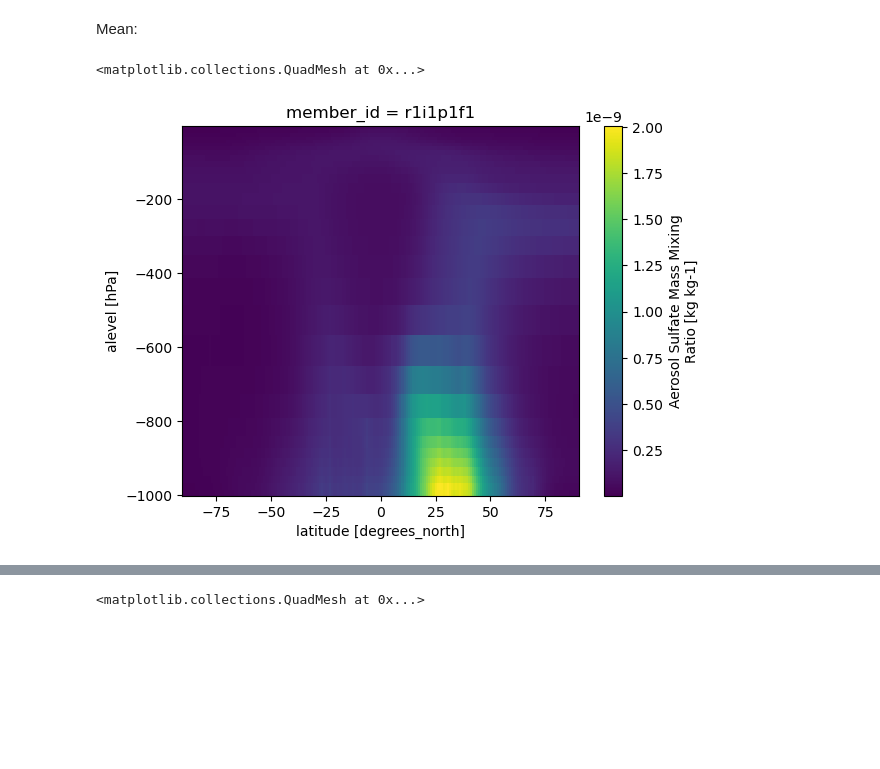
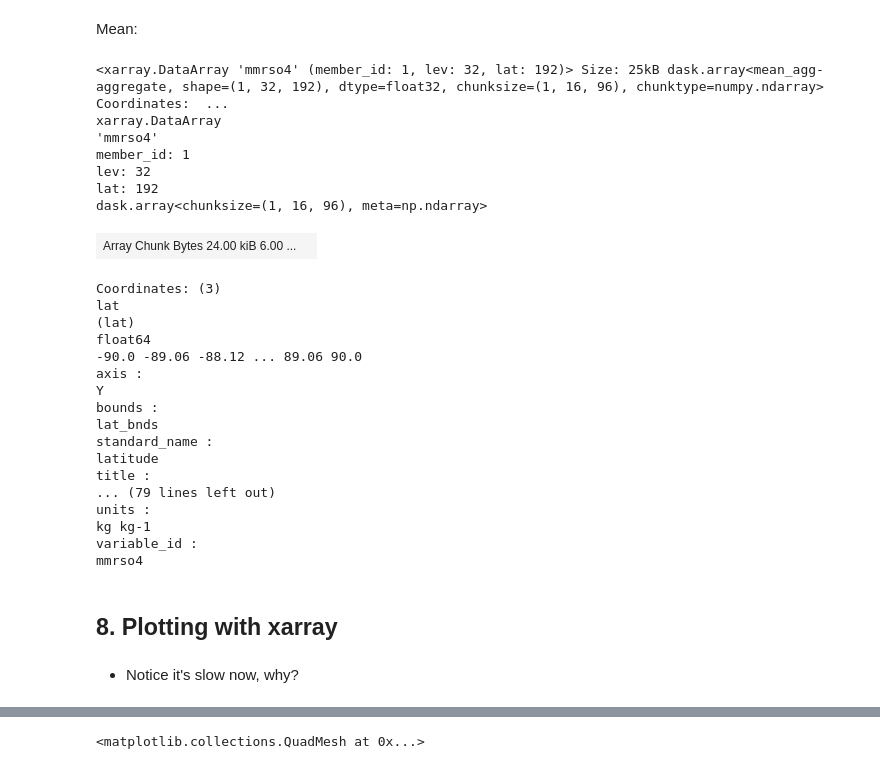
Before and after one commit to MetOs-UiO/eScience2025, a Jupyter notebook: docs/learning/notebooks/some-xarray-pandas-presentation_Sara.ipynb, the cells around one changed output, grey strips where cells are left out. Drawn from its saved outputs; the diff is of its cells as text; code cells hidden in the pictures; blank space fills up the shorter version.

```diff
--- a/docs/learning/notebooks/some-xarray-pandas-presentation_Sara.ipynb
+++ b/docs/learning/notebooks/some-xarray-pandas-presentation_Sara.ipynb
@@ -713,7 +774,36 @@ mmrso4
 # %% [markdown]
 Mean:
 # %%
-da_so4.mean(['time','lon'], keep_attrs=True).plot()#ylim=[1000,100], yscale='log')
+da_so4_lmean = da_so4.mean(['time','lon'], keep_attrs=True)#.plot()#ylim=[1000,100], yscale='log')
-# %% [output]
-<matplotlib.collections.QuadMesh at 0x...>
-[figure, removed]
+# %%
+da_so4_lmean
+# %% [output]
+<xarray.DataArray 'mmrso4' (member_id: 1, lev: 32, lat: 192)> Size: 25kB dask.array<mean_agg-aggregate, shape=(1, 32, 192), dtype=float32, chunksize=(1, 16, 96), chunktype=numpy.ndarray> Coordinates:  ...
+xarray.DataArray
+'mmrso4'
+member_id: 1
+lev: 32
+lat: 192
+dask.array<chunksize=(1, 16, 96), meta=np.ndarray>
+| Array Chunk Bytes 24.00 kiB 6.00 ... |  |
+Coordinates: (3)
+lat
+(lat)
+float64
+-90.0 -89.06 -88.12 ... 89.06 90.0
+axis :
+Y
+bounds :
+lat_bnds
+standard_name :
+latitude
+title :
+... (79 lines left out)
+units :
+kg kg-1
+variable_id :
+mmrso4
+# %% [markdown]
+## 8. Plotting with xarray
+# %% [markdown]
+- Notice it's slow now, why?
```
Also changed, not shown: parts of 67 cells of this notebook.
